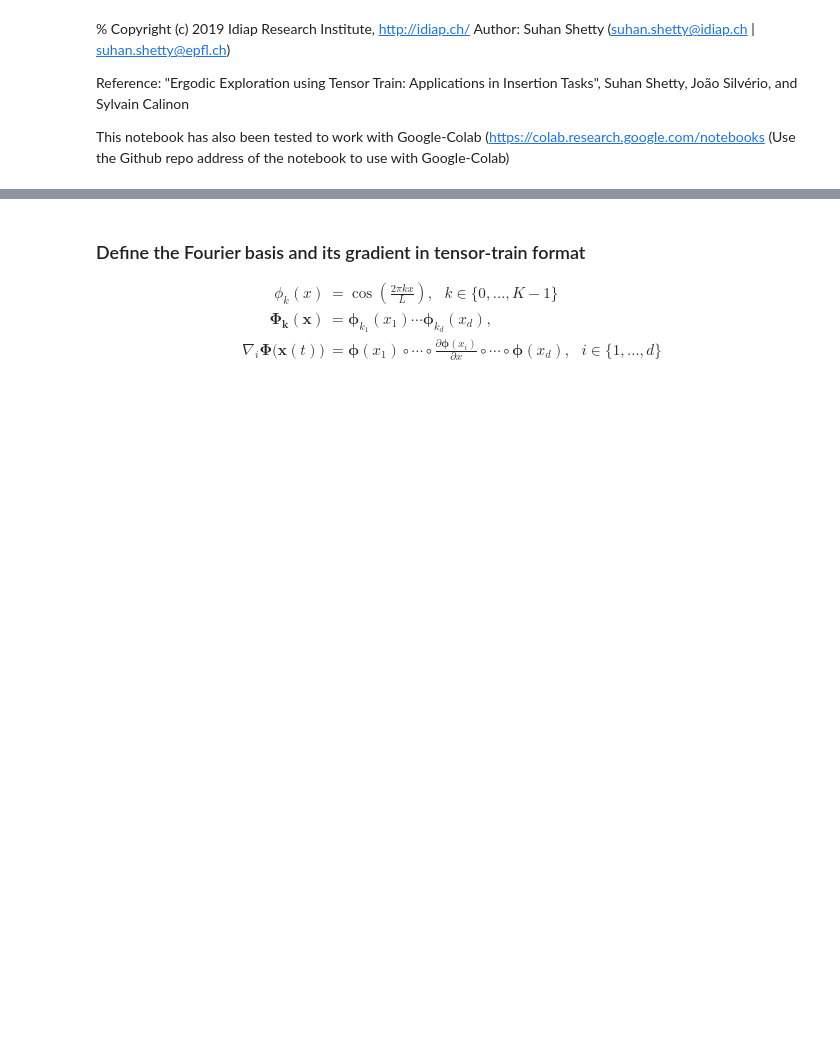
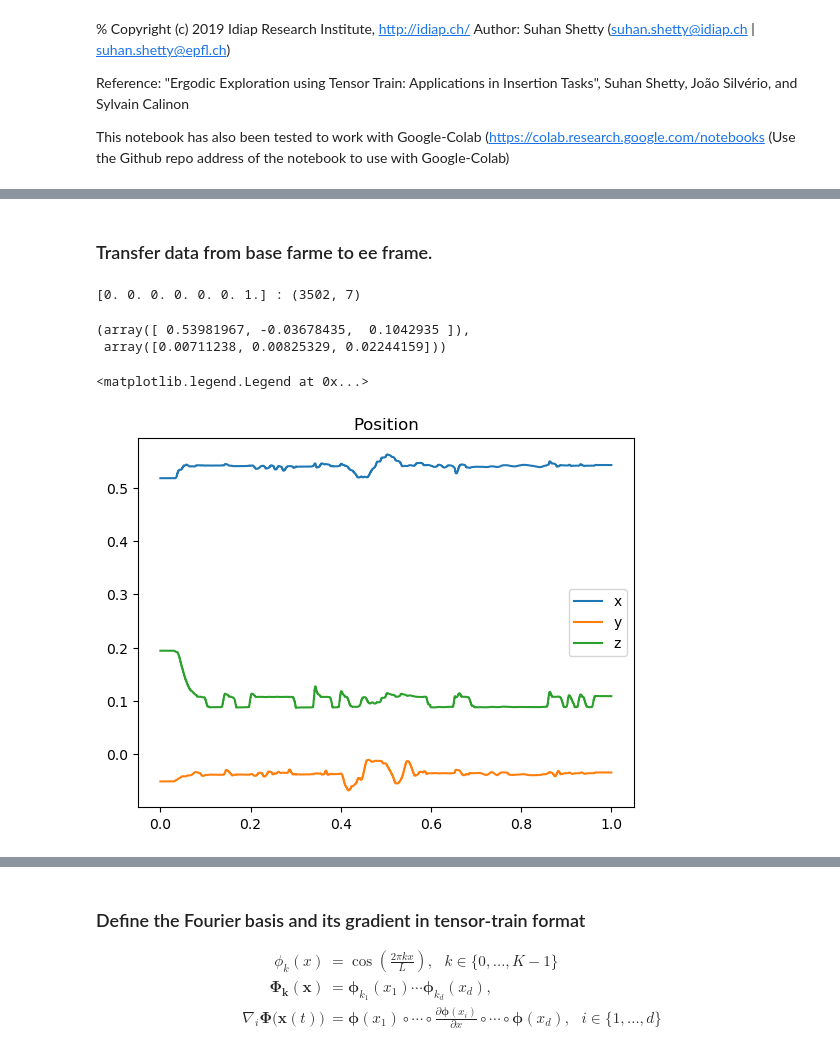
Before and after one commit to Prashanth-HR/imitation-learning-gearbox, a Jupyter notebook: Trial_Code/Ergodic_Exploration_using_TT.ipynb, the cells around one changed output, grey strips where cells are left out. Drawn from its saved outputs; the diff is of its cells as text; code cells hidden in the pictures; blank space fills up the shorter version.

Commit message:
Add data and working ergodic controller code

```diff
--- a/Trial_Code/Ergodic_Exploration_using_TT.ipynb
+++ b/Trial_Code/Ergodic_Exploration_using_TT.ipynb
@@ -25,0 +35,54 @@ from tqdm import tqdm # for-loop progress bar
+# %%
+import numpy as np
+from sklearn.mixture import GaussianMixture
+
+file_path = '/home/prashanth/Thesis/Imitation-Learning/Trial_Code/data/ergodic_exp/1_ee_poses.npy'
+recorded_traj = np.load(file_path, allow_pickle=True)
+recorded_pos = recorded_traj[:,:3] # only positions, remove orientation quaterrnion
+recorded_quaters = recorded_traj[:,3:]
+#recorded_traj = recorded_traj[200:400, :]
+
+# gmm = GaussianMixture(n_components=2, random_state=0, ).fit(recorded_pos)
+# %% [markdown]
+### Transfer data from base farme to ee frame.
+# %%
+from Robot.kdl_utils import create_pose_from_vector, create_vector_from_pose
+import PyKDL
+
+initial_ee_pose_vector = recorded_traj[0]
+initial_ee_pose = create_pose_from_vector(initial_ee_pose_vector)
+
+recorded_traj_ee = np.empty_like(recorded_traj)
+
+for i, pose_vector in enumerate(recorded_traj):
+    pose = create_pose_from_vector(pose_vector)
+    pose_ee = initial_ee_pose.Inverse() * pose
+    pose_ee_vector = create_vector_from_pose(pose_ee)
+    recorded_traj_ee[i] = pose_ee_vector
+#ee_pose_ee = ee_pose_Rot.Inverse() * ee_pose_vector[:3]
+#ee_pose_ee = ee_pose.Inverse() * ee_pose
+print('{} : {}'.format(recorded_traj_ee[0], recorded_traj_ee.shape))
+
+recorded_pos = recorded_traj_ee[:,:3] # only positions, remove orientation quaterrnion
+recorded_quaters = recorded_traj_ee[:,3:]
+# %% [output]
+[0. 0. 0. 0. 0. 0. 1.] : (3502, 7)
+# %%
+mean_ = np.mean(recorded_pos, axis=0)
+std_ = np.std(recorded_pos, axis=0)
+mean_, std_
+# %% [output]
+(array([ 0.53981967, -0.03678435,  0.1042935 ]),
+ array([0.00711238, 0.00825329, 0.02244159]))
+# %%
+N = recorded_traj.shape[0]
+time_ = np.linspace(0,1,N)
+# %%
+plt.plot(time_,recorded_pos[:,0], label='x')
+plt.plot(time_,recorded_pos[:,1], label='y')
+plt.plot(time_,recorded_pos[:,2], label='z')
+plt.title('Position')
+plt.legend(loc='best')
+# %% [output]
+<matplotlib.legend.Legend at 0x...>
+[figure, added]
```
Also changed, not shown: parts of 31 cells of this notebook, 8 other files.
